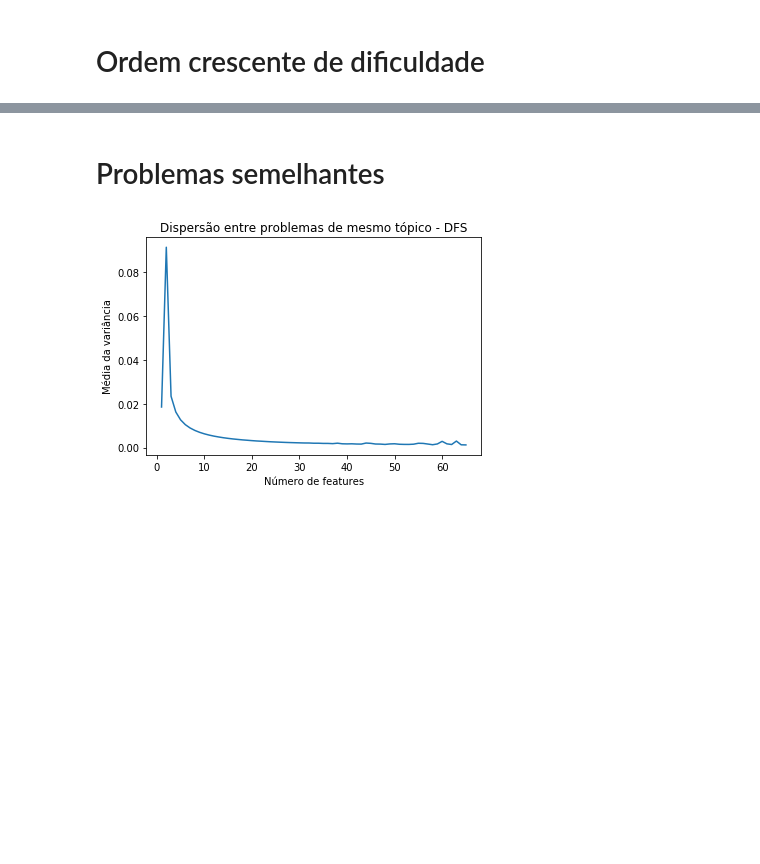
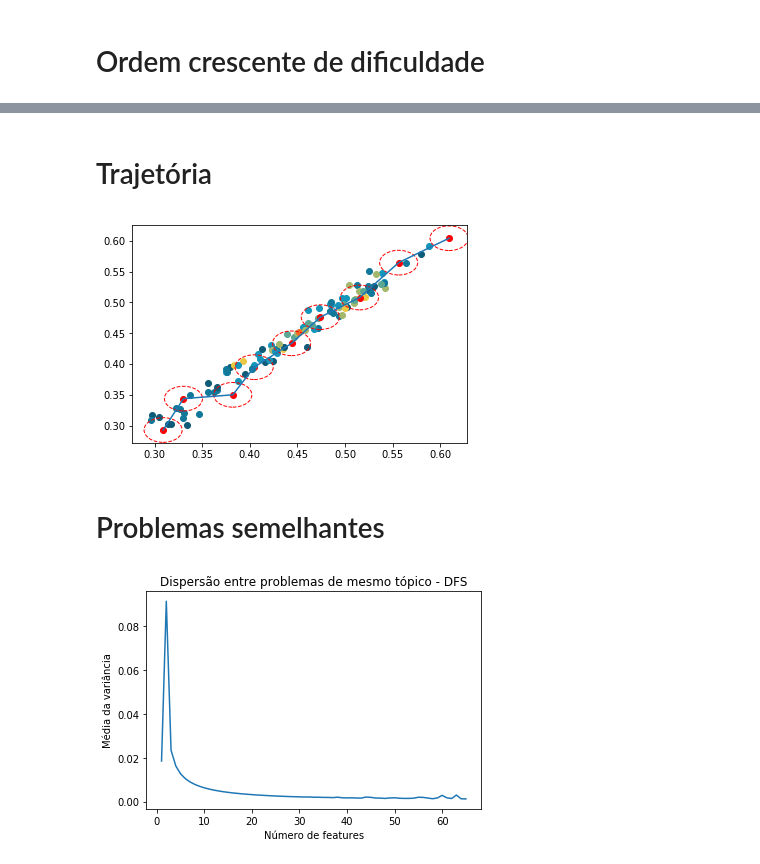
Before and after one commit to sauloantuness/bang-recommender-system, a Jupyter notebook: bang.ipynb, the cells around one changed output, grey strips where cells are left out. Drawn from its saved outputs; the diff is of its cells as text; code cells hidden in the pictures; blank space fills up the shorter version.

```diff
--- a/bang.ipynb
+++ b/bang.ipynb
@@ -819,19 +590,0 @@ problems_solved_df
-# %%
-colors = [
-    '#ffbc00',
-    '#ea802e',
-    '#cc4848',
-    '#b54a5c',
-    '#86437a',
-    'r',
-    'g',
-    'b',
-    'c',
-]
-
-x, y,z  = list(problems_solved_df['theta']), list(problems_solved_df['level']), list(problems_solved_df['level'])
-fig = plt.figure()
-for i in range(len(x)):
-    plt.scatter(x[i], y[i], c=colors[z[i]])
-#     plt.text(x*1.02, y*1.02, label, fontsize=12)
-fig
@@ -879,3 +591,43 @@ plt.show()
+# %% [markdown]
+# Trajetória
+# %%
+plt.close('all')
+fig = plt.figure()
+
+xs = []
+ys = []
+
+
+# Trajectory
+for problem in problems_solved:
+    x, y = thetas[problem][:2]
+    xs.append(x)
+    ys.append(y)
+
+plt.plot(xs, ys)
+
+
+# Radius
+for problem in problems_solved:
+    x, y = thetas[problem][:2]
+    c1 = plt.Circle((x, y), AGGRESSIVITY_RADIUS, color='red', fill=False, linestyle='dashed')
+    plt.gcf().gca().add_artist(c1)
+
+
+# Problems
+for problem in thetas.keys():
+    x, y = thetas[problem][:2]
+    c = COLORS[problems_df[problems_df['problem_id'] == problem]['level'].values[0]]
+
+    if problem in problems_solved:
+        c = 'red'
+
+    plt.scatter(x, y, c=c)
+
+
+plt.show()
+# %% [output]
+[figure, added]
 # %% [markdown]
 # Problemas semelhantes
 # %%
```
Also changed, not shown: parts of 24 cells of this notebook.
